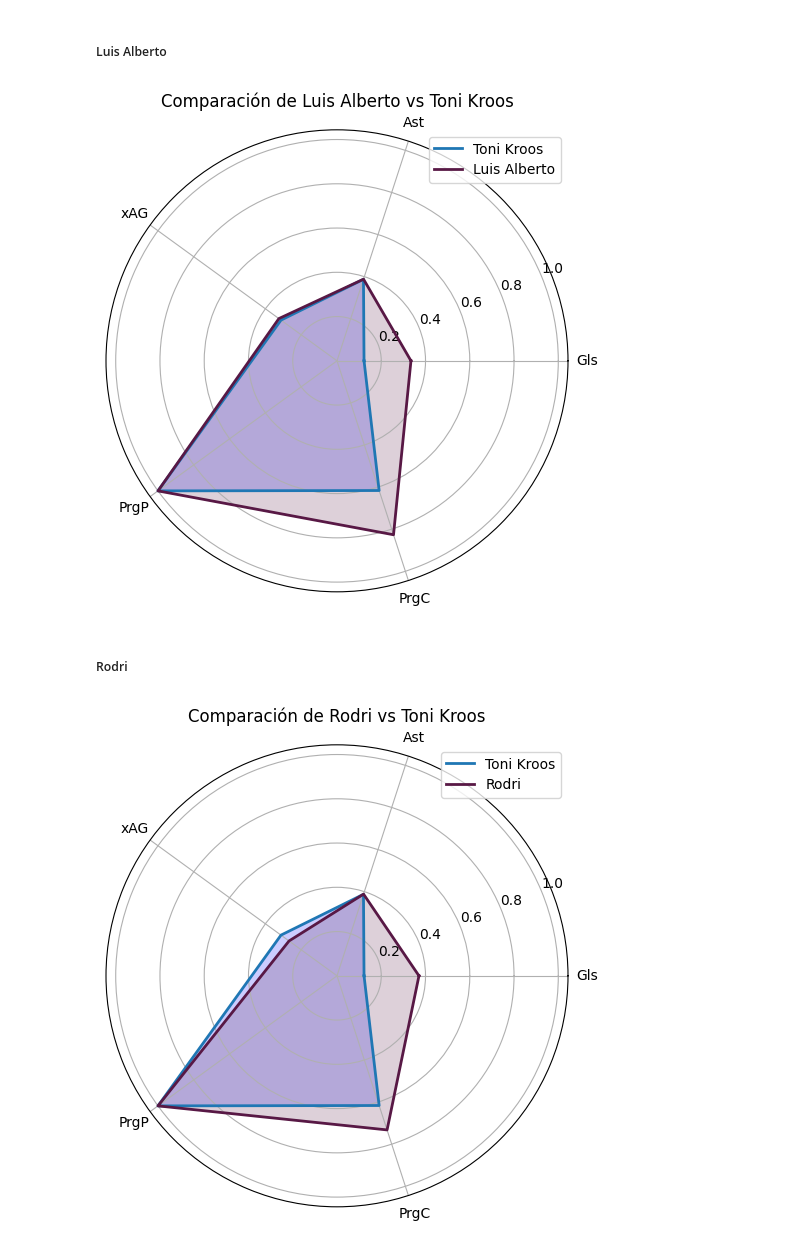
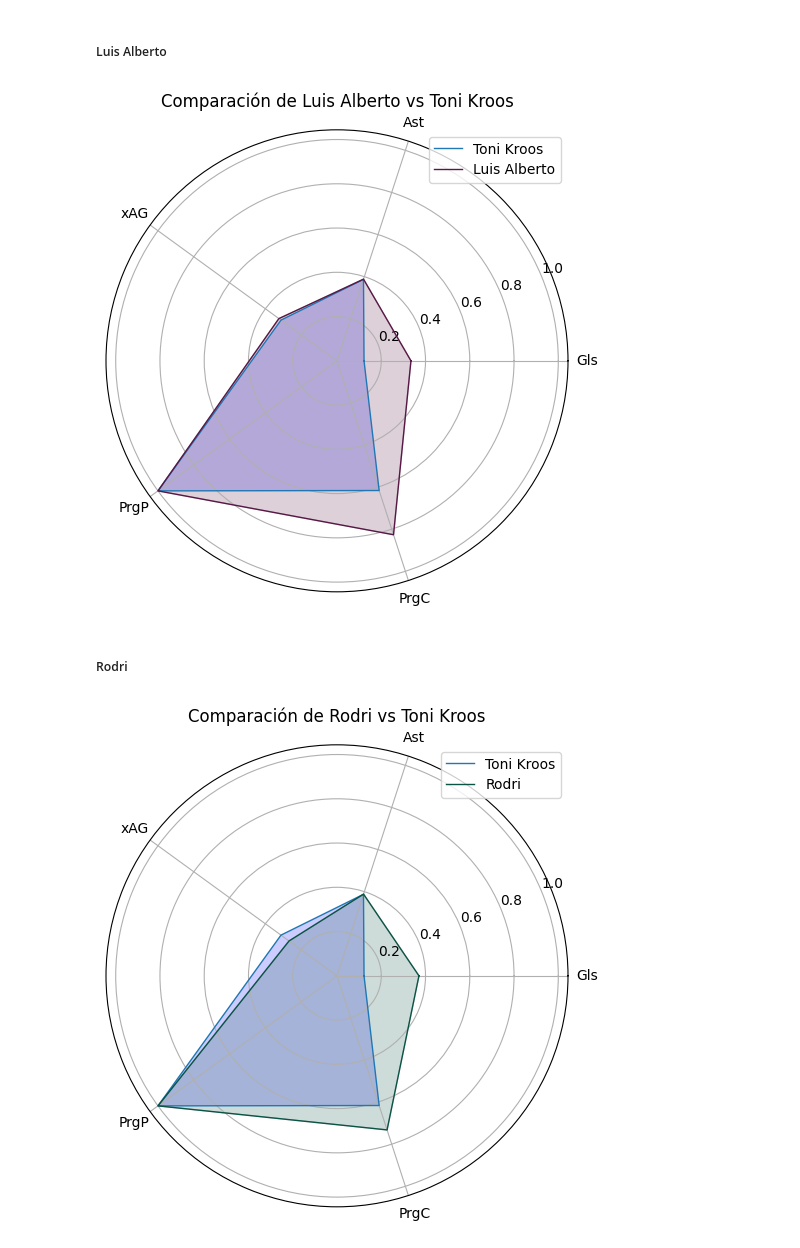
Before and after one commit to RubenVeledo/EDA_top_football_players, a Jupyter notebook: src/notebooks/Memoria.ipynb, the cells around one changed output. Saved outputs shown, nothing was run; the diff lists cells and outputs as text; code cells hidden in the pictures.

```diff
--- a/src/notebooks/Memoria.ipynb
+++ b/src/notebooks/Memoria.ipynb
@@ -1352,95 +1440,90 @@ plt.show()
 # %% [markdown]
 ##### Luis Alberto
 # %%
-# Datos
 metricas = ["Gls", "Ast", "xAG", "PrgP", "PrgC"]
 valores_kroos = [1, 8, 4.9, 290, 32]
 jugador = 'Luis Alberto'
 valores_jugador = [5, 7, 4.7, 212, 83]
 
-# Aplicar el escalado logarítmico (log(1 + valor) para evitar log(0))
 valores_kroos_log = np.log1p(valores_kroos)
 valores_jugador_log = np.log1p(valores_jugador)
 
-# Normalizar los valores logarítmicos
 valores_kroos_log_normalizados = valores_kroos_log / np.max(valores_kroos_log)
 valores_jugador_log_normalizados = valores_jugador_log / np.max(valores_jugador_log)
 
-# Añadir el primer valor al final para cerrar el gráfico
+
 valores_kroos_log_normalizados = np.append(valores_kroos_log_normalizados, valores_kroos_log_normalizados[0])
 valores_jugador_log_normalizados = np.append(valores_jugador_log_normalizados, valores_jugador_log_normalizados[0])
 
-# Generar ángulos igualmente espaciados para cada métrica
+
 angulos = np.linspace(0, 2 * np.pi, len(metricas), endpoint=False).tolist()
-angulos += angulos[:1]  # Añadir el primer ángulo al final para cerrar el gráfico
+angulos += angulos[:1]
 
-# Crear el gráfico
+
 fig, ax = plt.subplots(figsize=(6, 6), subplot_kw=dict(polar=True))
 
-# Dibujar las líneas de cada jugador
-ax.plot(angulos, valores_kroos_log_normalizados, linewidth=2, linestyle='solid', label='Toni Kroos')
+
+ax.plot(angulos, valores_kroos_log_normalizados, linewidth=1, linestyle='solid', label='Toni Kroos')
 ax.fill(angulos, valores_kroos_log_normalizados, 'b', alpha=0.2)
 
-ax.plot(angulos, valores_jugador_log_normalizados, linewidth=2, linestyle='solid', label=jugador, color="#581845")
+ax.plot(angulos, valores_jugador_log_normalizados, linewidth=1, linestyle='solid', label=jugador, color="#581845")
 ax.fill(angulos, valores_jugador_log_normalizados, color='#581845', alpha=0.2)
 
-# Añadir las etiquetas de las métricas
-ax.set_xticks(angulos[:-1])  # Usar los primeros 5 ángulos (sin el duplicado)
+
+ax.set_xticks(angulos[:-1])
 ax.set_xticklabels(metricas)
 
-# Título y leyenda
+
 plt.title(f'Comparación de {jugador} vs Toni Kroos')
 plt.legend(loc='upper right')
 
-# Mostrar el gráfico
+
 plt.show()
 # %% [output]
-[figure, old version]
+[figure, new version]
 # %% [markdown]
 ##### Rodri
 # %%
-# Datos
 metricas = ["Gls", "Ast", "xAG", "PrgP", "PrgC"]
 valores_kroos = [1, 8, 4.9, 290, 32]
 jugador = 'Rodri'
 valores_jugador = [8, 9, 3.9, 376, 76]
 
-# Aplicar el escalado logarítmico (log(1 + valor) para evitar log(0))
 valores_kroos_log = np.log1p(valores_kroos)
 valores_jugador_log = np.log1p(valores_jugador)
 
-# Normalizar los valores logarítmicos
+
 valores_kroos_log_normalizados = valores_kroos_log / np.max(valores_kroos_log)
 valores_jugador_log_normalizados = valores_jugador_log / np.max(valores_jugador_log)
 
-# Añadir el primer valor al final para cerrar el gráfico
+
 valores_kroos_log_normalizados = np.append(valores_kroos_log_normalizados, valores_kroos_log_normalizados[0])
 valores_jugador_log_normalizados = np.append(valores_jugador_log_normalizados, valores_jugador_log_normalizados[0])
 
-# Generar ángulos igualmente espaciados para cada métrica
+
 angulos = np.linspace(0, 2 * np.pi, len(metricas), endpoint=False).tolist()
-angulos += angulos[:1]  # Añadir el primer ángulo al final para cerrar el gráfico
+angulos += angulos[:1]
 
-# Crear el gráfico
+
 fig, ax = plt.subplots(figsize=(6, 6), subplot_kw=dict(polar=True))
 
-# Dibujar las líneas de cada jugador
-ax.plot(angulos, valores_kroos_log_normalizados, linewidth=2, linestyle='solid', label='Toni Kroos')
+
+ax.plot(angulos, valores_kroos_log_normalizados, linewidth=1, linestyle='solid', label='Toni Kroos')
 ax.fill(angulos, valores_kroos_log_normalizados, 'b', alpha=0.2)
 
-ax.plot(angulos, valores_jugador_log_normalizados, linewidth=2, linestyle='solid', label=jugador, color="#581845")
-ax.fill(angulos, valores_jugador_log_normalizados, color='#581845', alpha=0.2)
+ax.plot(angulos, valores_jugador_log_normalizados, linewidth=1, linestyle='solid', label=jugador, color='#0b5345')
+ax.fill(angulos, valores_jugador_log_normalizados, color='#0b5345', alpha=0.2)
 
-# Añadir las etiquetas de las métricas
-ax.set_xticks(angulos[:-1])  # Usar los primeros 5 ángulos (sin el duplicado)
+
+ax.set_xticks(angulos[:-1])
 ax.set_xticklabels(metricas)
 
-# Título y leyenda
+
 plt.title(f'Comparación de {jugador} vs Toni Kroos')
 plt.legend(loc='upper right')
 
-# Mostrar el gráfico
+
 plt.show()
 # %% [output]
-[figure, old version]
+[figure, new version]
 # %% [markdown]
```
Also changed, not shown: parts of 94 cells of this notebook, 2 other files.
